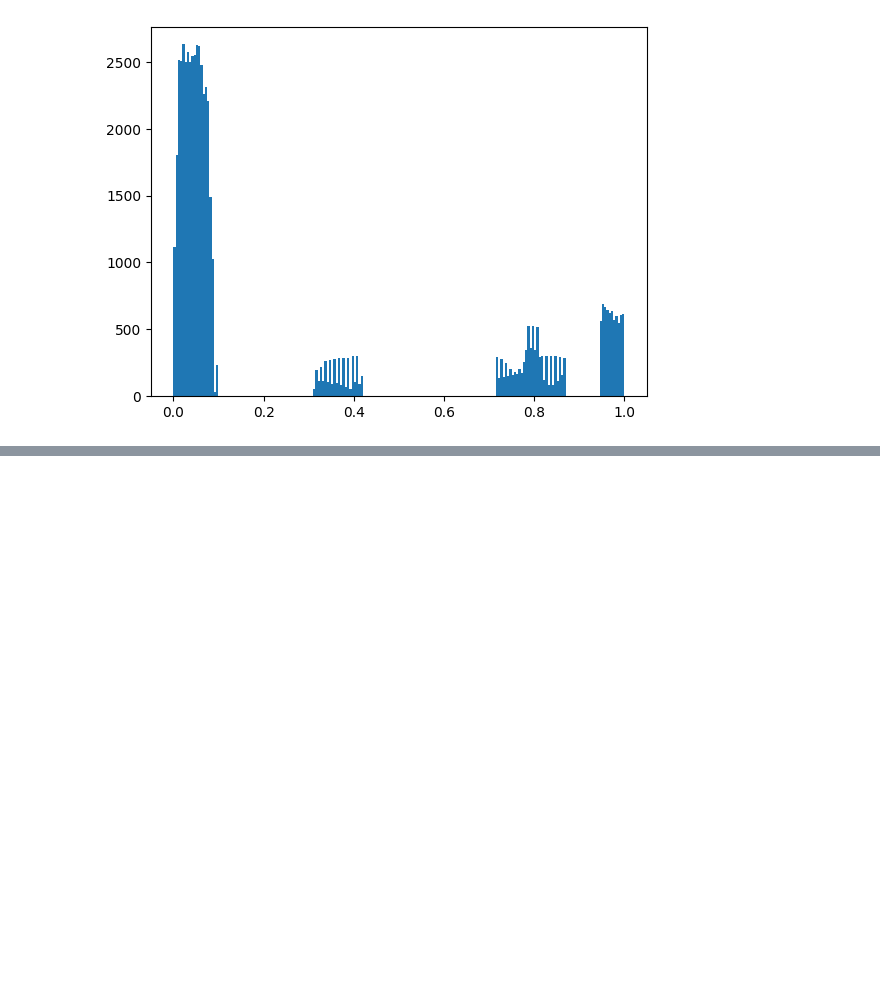
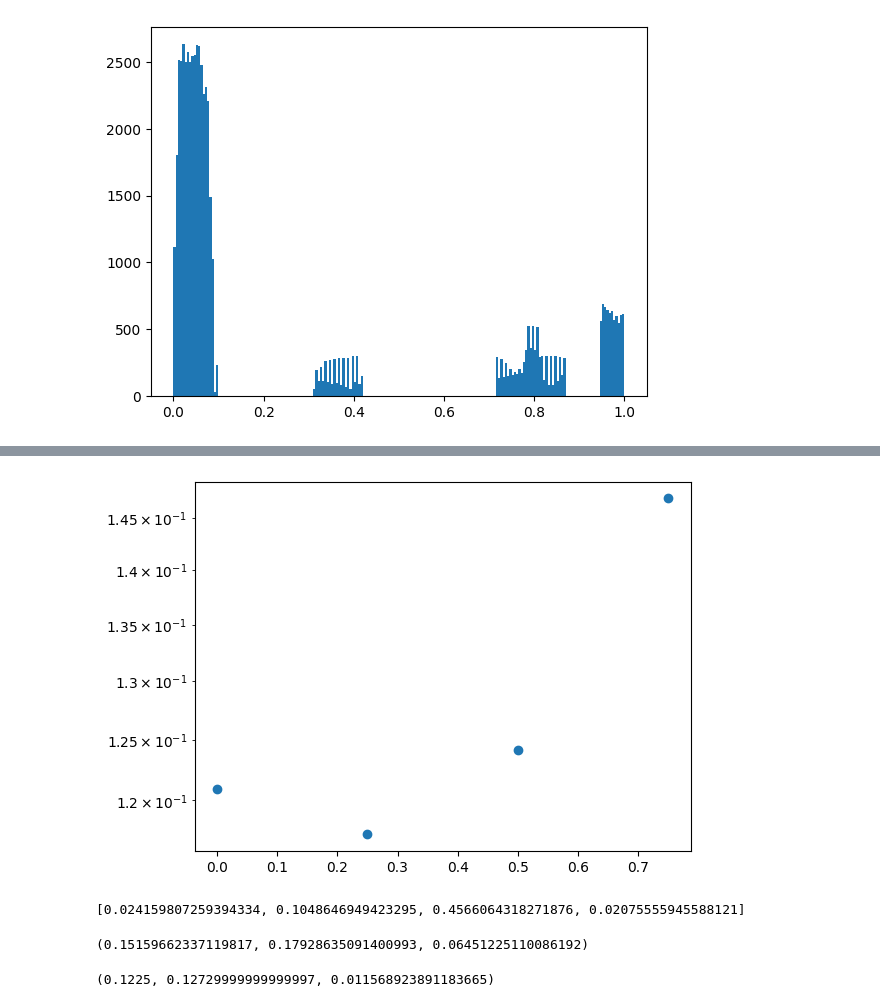
Before and after one commit to ekaterinailin/hip67522-spi, a Jupyter notebook: phase_coverage.ipynb, the cells around one changed output, grey strips where cells are left out. Saved outputs shown, nothing was run; the diff lists cells and outputs as text; code cells hidden in the pictures; blank space fills up the shorter version.

```diff
--- a/phase_coverage.ipynb
+++ b/phase_coverage.ipynb
@@ -76,0 +233,2 @@ binary[binary==True].shape[0] / binary.shape[0]
+# %%
+lcs = [cheops_phases]
@@ -76,0 +379,15 @@ binary[binary==True].shape[0] / binary.shape[0]
+# %%
+plt.scatter(phaseshifts, pvals)
+plt.yscale("log")
+# %% [output]
+[figure, added]
+# %%
+print(pvalsks)
+np.mean(pvalsks), np.std(pvalsks), np.median(pvalsks)
+# %% [output]
+[0.024159807259394334, 0.1048646949423295, 0.4566064318271876, 0.02075555945588121]
+(0.15159662337119817, 0.17928635091400993, 0.06451225110086192)
+# %%
+np.median(pvals), np.mean(pvals), np.std(pvals)
+# %% [output]
+(0.1225, 0.12729999999999997, 0.011568923891183665)
```
Also changed, not shown: parts of 13 cells of this notebook, 4 other files.
